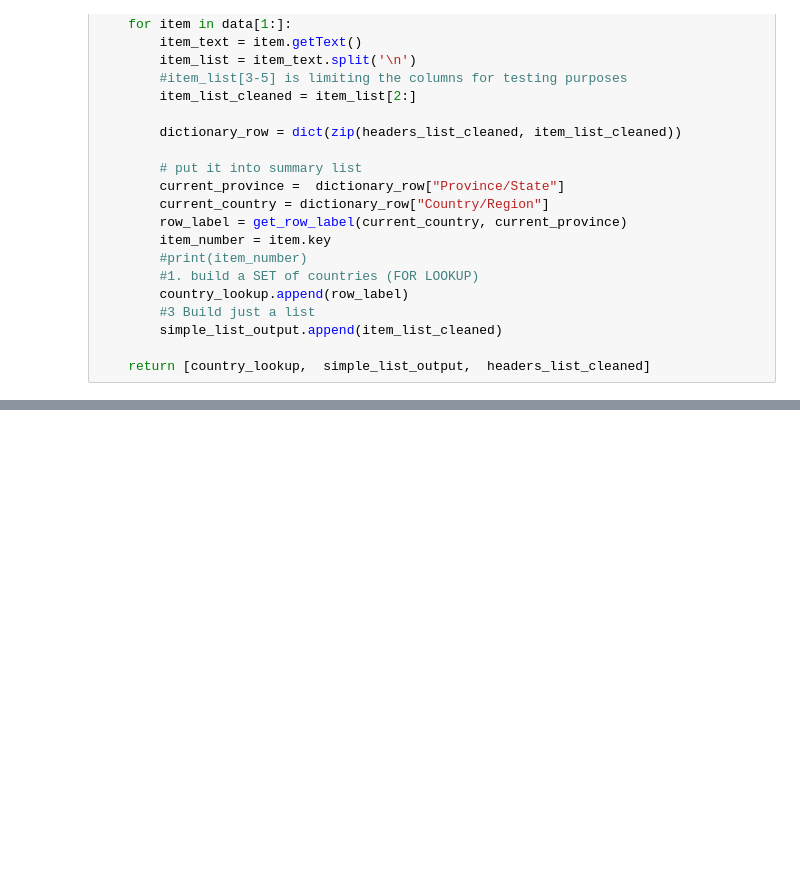
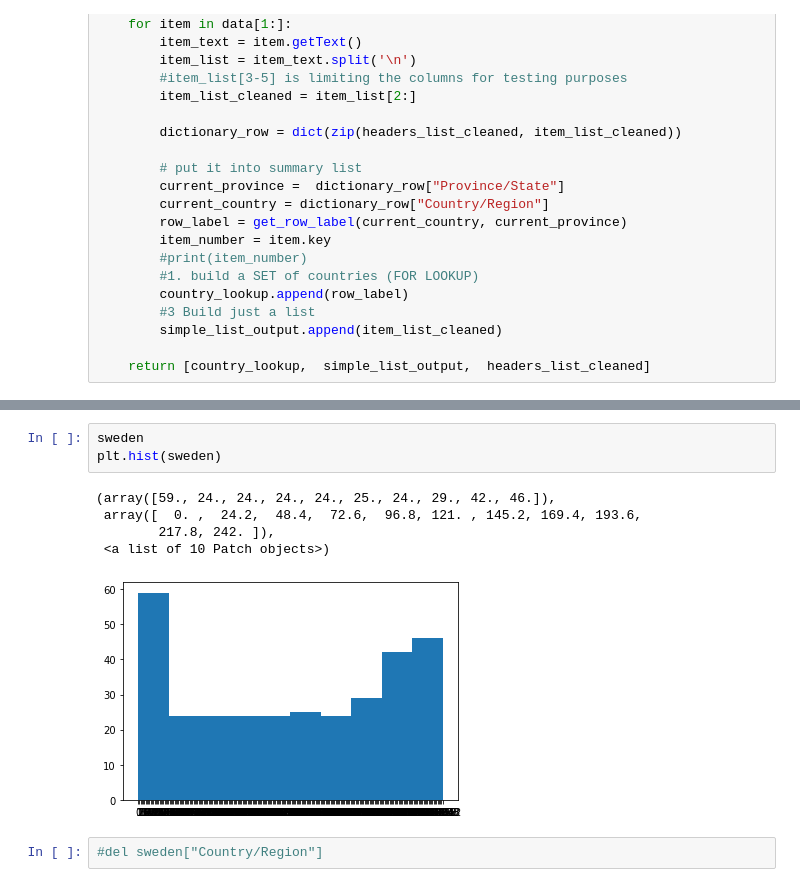
Before and after one commit to nigelAyling/Python-and-Jupyter, a Jupyter notebook: our_projects/Webscraper/CovidScraperV4.ipynb, the cells around one changed output, grey strips where cells are left out. Saved outputs shown, nothing was run; the diff lists cells and outputs as text; blank space fills up the shorter version.

Commit message:
trying to plot our data

```diff
--- a/our_projects/Webscraper/CovidScraperV4.ipynb
+++ b/our_projects/Webscraper/CovidScraperV4.ipynb
@@ -146,0 +177,11 @@ vertical_stack
+# %%
+sweden
+plt.hist(sweden)
+# %% [output]
+(array([59., 24., 24., 24., 24., 25., 24., 29., 42., 46.]),
+ array([  0. ,  24.2,  48.4,  72.6,  96.8, 121. , 145.2, 169.4, 193.6,
+        217.8, 242. ]),
+ <a list of 10 Patch objects>)
+[figure, added]
+# %%
+#del sweden["Country/Region"]
```
Also changed, not shown: parts of 13 cells of this notebook.
